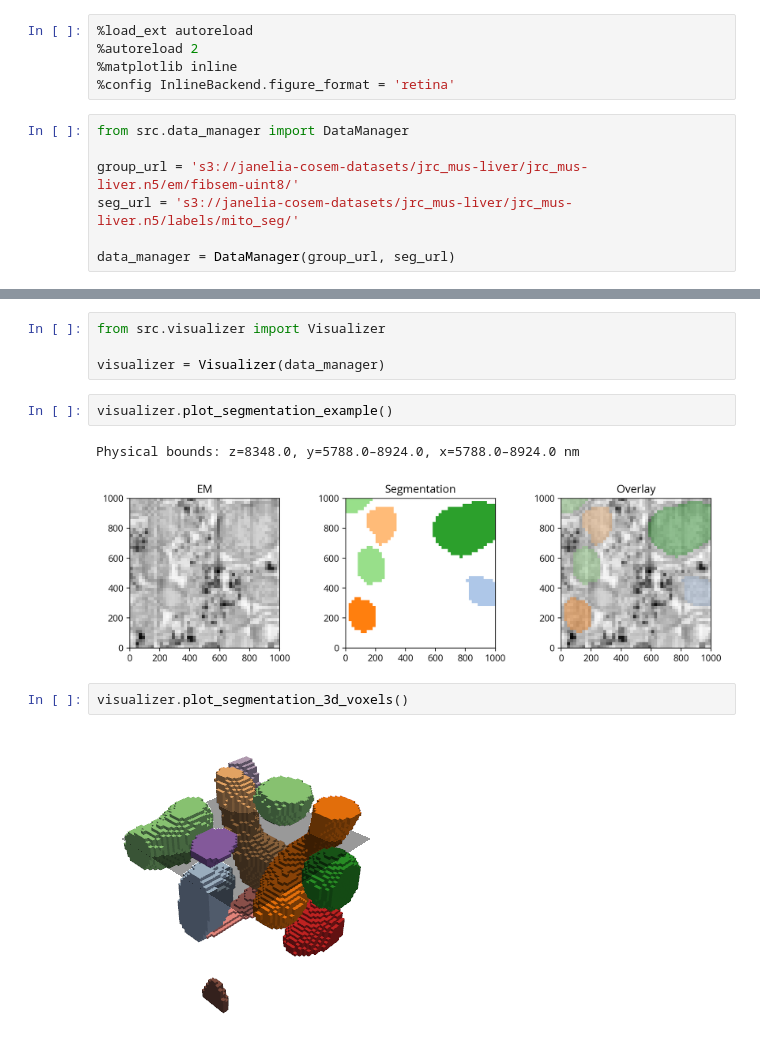
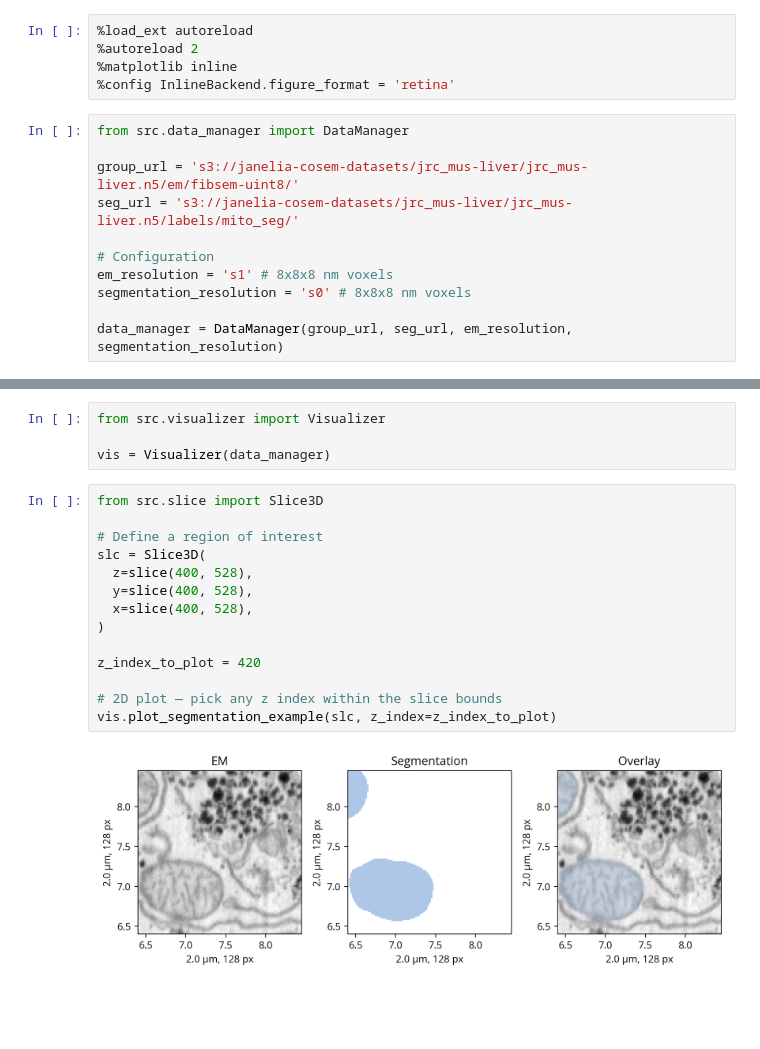
Before and after one commit to trngt/coding-tasks, a Jupyter notebook: task2/Explore_Mito_Data.ipynb, the cells around one changed output, grey strips where cells are left out. Saved outputs shown, nothing was run; the diff lists cells and outputs as text; blank space fills up the shorter version.

Commit message:
Explore the data set, determine the dimensions and scale of mitochondria.
- Set the patch size based on the s1 em sized data (128 pixels = 2 microns)
- Slice the volume into patches for DINO

```diff
--- a/task2/Explore_Mito_Data.ipynb
+++ b/task2/Explore_Mito_Data.ipynb
@@ -9,7 +9,11 @@ from src.data_manager import DataManager
 group_url = 's3://janelia-cosem-datasets/jrc_mus-liver/jrc_mus-liver.n5/em/fibsem-uint8/'
 seg_url = 's3://janelia-cosem-datasets/jrc_mus-liver/jrc_mus-liver.n5/labels/mito_seg/'
 
-data_manager = DataManager(group_url, seg_url)
+# Configuration
+em_resolution = 's1' # 8x8x8 nm voxels
+segmentation_resolution = 's0' # 8x8x8 nm voxels
+
+data_manager = DataManager(group_url, seg_url, em_resolution, segmentation_resolution)
 # %%
 data_manager.em_data.view_groups()
 # %% [output]
@@ -43,13 +47,20 @@ data_manager.segmentation_data.view_groups()
 # %%
 from src.visualizer import Visualizer
 
-visualizer = Visualizer(data_manager)
+vis = Visualizer(data_manager)
 # %%
-visualizer.plot_segmentation_example()
+from src.slice import Slice3D
+
+# Define a region of interest
+slc = Slice3D(
+  z=slice(400, 528),
+  y=slice(400, 528),
+  x=slice(400, 528),
+)
+
+z_index_to_plot = 420
+
+# 2D plot — pick any z index within the slice bounds
+vis.plot_segmentation_example(slc, z_index=z_index_to_plot)
 # %% [output]
-Physical bounds: z=8348.0, y=5788.0–8924.0, x=5788.0–8924.0 nm
-[figure, old version]
+[figure, new version]
-# %%
-visualizer.plot_segmentation_3d_voxels()
-# %% [output]
-[figure, removed]
```
Also changed, not shown: parts of 2 cells of this notebook, 6 other files.
